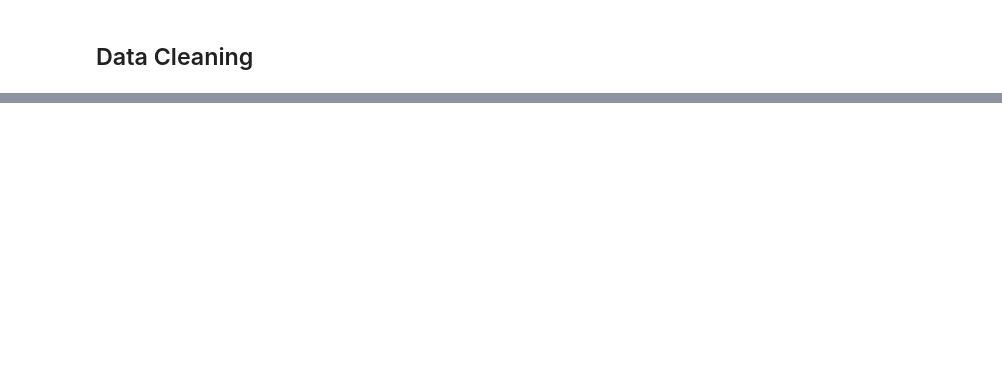
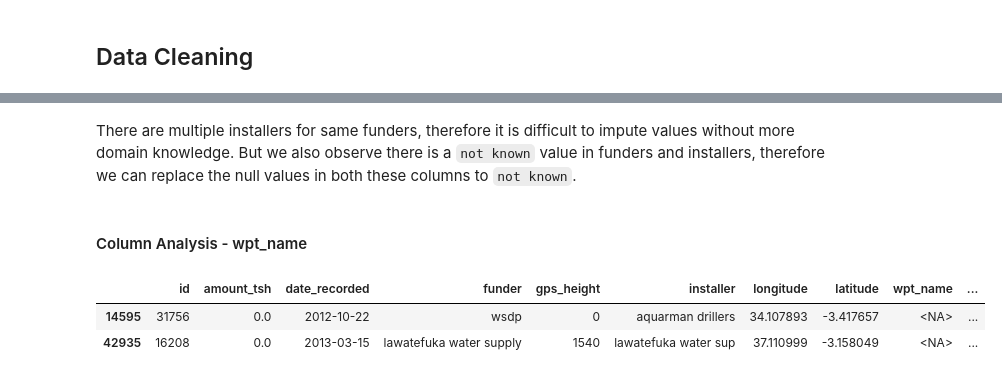
Before and after one commit to hardymunjal/MultiClass_Pump_Prediction, a Jupyter notebook: data_cleaning.ipynb, the cells around one changed output, grey strips where cells are left out. Cells and saved outputs as stored; diff of their text form; code cells hidden in the pictures; blank space fills up the shorter version.

```diff
--- a/data_cleaning.ipynb
+++ b/data_cleaning.ipynb
@@ -57,0 +145,4 @@ Name: count, dtype: int64
+# %%
+# Lowercase all the data and remove trailing whitespaces
+string_cols = first_20_features.select_dtypes('string').columns
+first_20_features[string_cols] = first_20_features[string_cols].apply(lambda x: x.str.lower().str.strip())
@@ -57,0 +282,2 @@ Name: count, dtype: int64
+# %% [markdown]
+There are multiple installers for same funders, therefore it is difficult to impute values without more domain knowledge. But we also observe there is a `not known` value in funders and installers, therefore we can replace the null values in both these columns to `not known`.
@@ -57,0 +286,16 @@ Name: count, dtype: int64
+# %% [markdown]
+#### Column Analysis - wpt_name
+# %%
+# Check who the funders and installers are for the pumps with no wpt_name
+cleaned_df.loc[cleaned_df["wpt_name"].isna()==True, ["funder", "installer", "wpt_name"]].value_counts(dropna=False)
+
+# Check if there are pther wpt_name for the same combination of funder and installer
+specific_wpt_data = cleaned_df[(cleaned_df.funder.isin(['lawatefuka water supply', 'wsdp'])) | (cleaned_df.installer.isin(['lawatefuka water sup', 'aquarman drillers']))]
+# specific_wpt_data[["funder", "installer", "wpt_name"]].value_counts(dropna=False)
+
+# Investigate rows with null values
+specific_wpt_data[specific_wpt_data.wpt_name.isna()]
+# %% [output]
+|  | id | amount_tsh | date_recorded | funder | gps_height | installer | longitude | latitude | wpt_name | ... |
+| 14595 | 31756 | 0.0 | 2012-10-22 | wsdp | 0 | aquarman drillers | 34.107893 | -3.417657 | <NA> | ... |
+| 42935 | 16208 | 0.0 | 2013-03-15 | lawatefuka water supply | 1540 | lawatefuka water sup | 37.110999 | -3.158049 | <NA> | ... |
```
Also changed, not shown: parts of 99 cells of this notebook, 1 other file.
